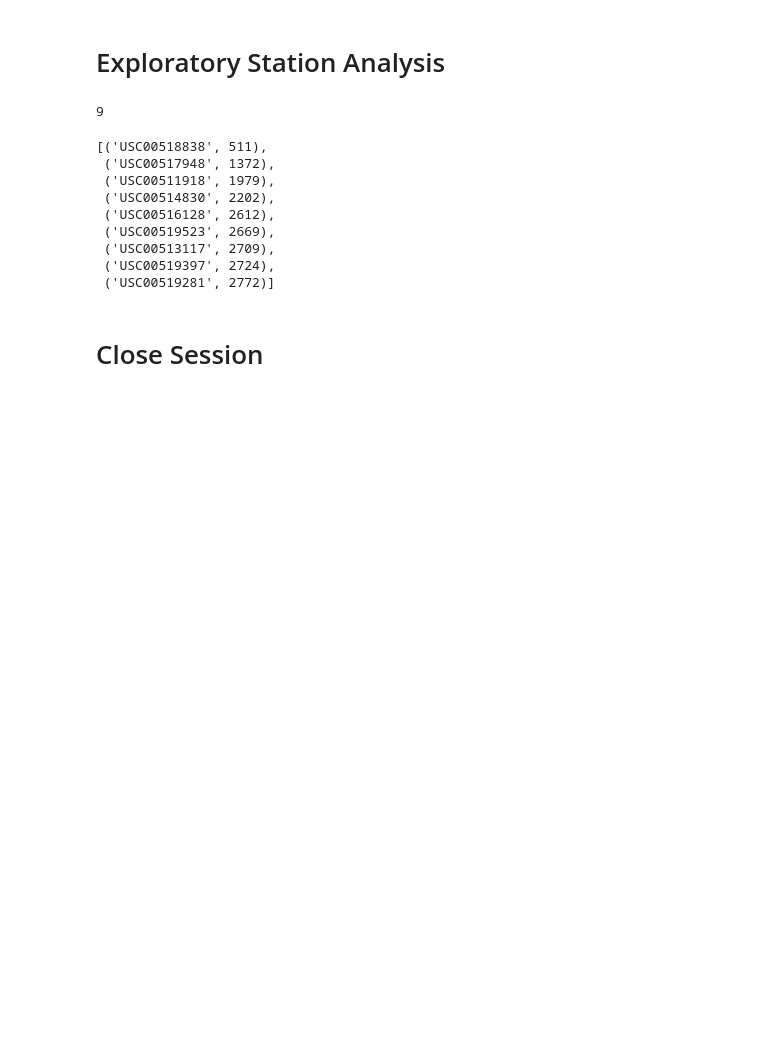
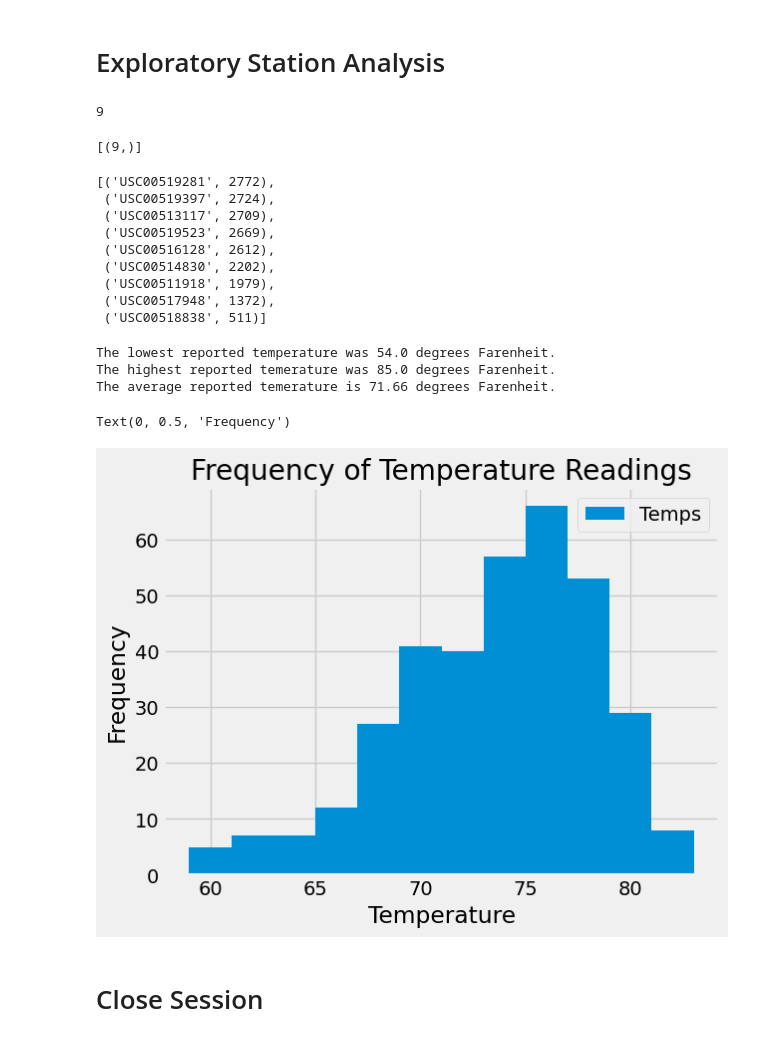
Before and after one commit to EmG3214/sqlalchemy-challenge, a Jupyter notebook: SurfsUp/climate_maincode.ipynb, the cells around one changed output. Saved outputs shown, nothing was run; the diff lists cells and outputs as text; code cells hidden in the pictures; blank space fills up the shorter version.

```diff
--- a/SurfsUp/climate_maincode.ipynb
+++ b/SurfsUp/climate_maincode.ipynb
@@ -105,18 +91,23 @@ prcp_df.describe()
 session.query(measurement.station).distinct().count()
 # %% [output]
 9
+# %%
+#Tutoring - sql way of counting
+session.query(func.count(stations.station)).all()
+# %% [output]
+[(9,)]
 # %%
 # Design a query to find the most active stations (i.e. which stations have the most rows?)
 # List the stations and their counts in descending order.
 session.query(measurement.station, func.count(measurement.station)).\
-    group_by(measurement.station).order_by(func.count(measurement.station).asc()).all()
+    group_by(measurement.station).order_by(func.count(measurement.station).desc()).all()
 # %% [output]
-[('USC00518838', 511),
+[('USC00519281', 2772),
+ ('USC00519397', 2724),
+ ('USC00513117', 2709),
+ ('USC00519523', 2669),
+ ('USC00516128', 2612),
+ ('USC00514830', 2202),
+ ('USC00511918', 1979),
  ('USC00517948', 1372),
- ('USC00511918', 1979),
- ('USC00514830', 2202),
- ('USC00516128', 2612),
- ('USC00519523', 2669),
- ('USC00513117', 2709),
- ('USC00519397', 2724),
- ('USC00519281', 2772)]
+ ('USC00518838', 511)]
@@ -126,6 +114,29 @@ session.query(measurement.station, func.count(measurement.station)).\
+# %%
+temp_measures = session.query(func.min(measurement.tobs), func.max(measurement.tobs),func.avg(measurement.tobs)).filter(measurement.station == "USC00519281").all()
+
+print(f"The lowest reported temperature was {temp_measures[0][0]} degrees Farenheit.")
+print(f"The highest reported temerature was {temp_measures[0][1]} degrees Farenheit.")
+print(f"The average reported temerature is {np.round(temp_measures[0][2],2)} degrees Farenheit.")
+# %% [output]
+The lowest reported temperature was 54.0 degrees Farenheit.
+The highest reported temerature was 85.0 degrees Farenheit.
+The average reported temerature is 71.66 degrees Farenheit.
 # %%
-# Using the most active station id Query the last 12 months of temperature observation data
+# Using the most active station id Query and
+#the last 12 months of temperature observation data
 #for this station and plot the results as a histogram
+
+active_station_temps = session.query(measurement.tobs).filter(measurement.station == "USC00519281").filter(measurement.date >= year_ago).all()
+
+stations_df = pd.DataFrame(active_station_temps,columns=["Temps"])
+
+stations_df.plot.hist(bins=12)
+plt.title("Frequency of Temperature Readings")
+plt.xlabel("Temperature")
+plt.ylabel("Frequency")
+# %% [output]
+Text(0, 0.5, 'Frequency')
+[figure, added]
 # %% [markdown]
 # Close Session
 # %%
```
Also changed, not shown: parts of 6 cells of this notebook, 1 other file.
